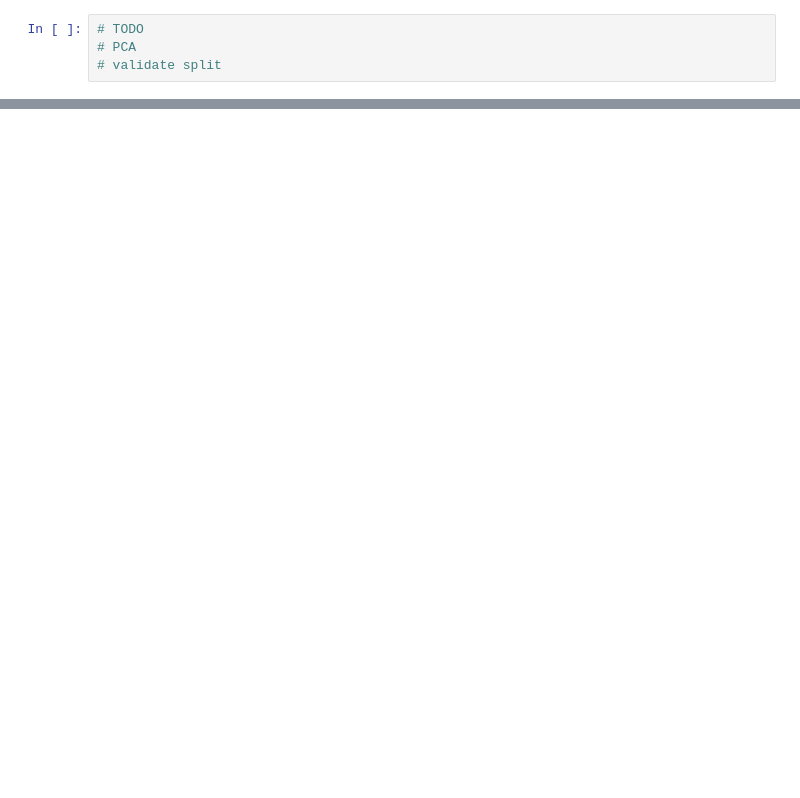
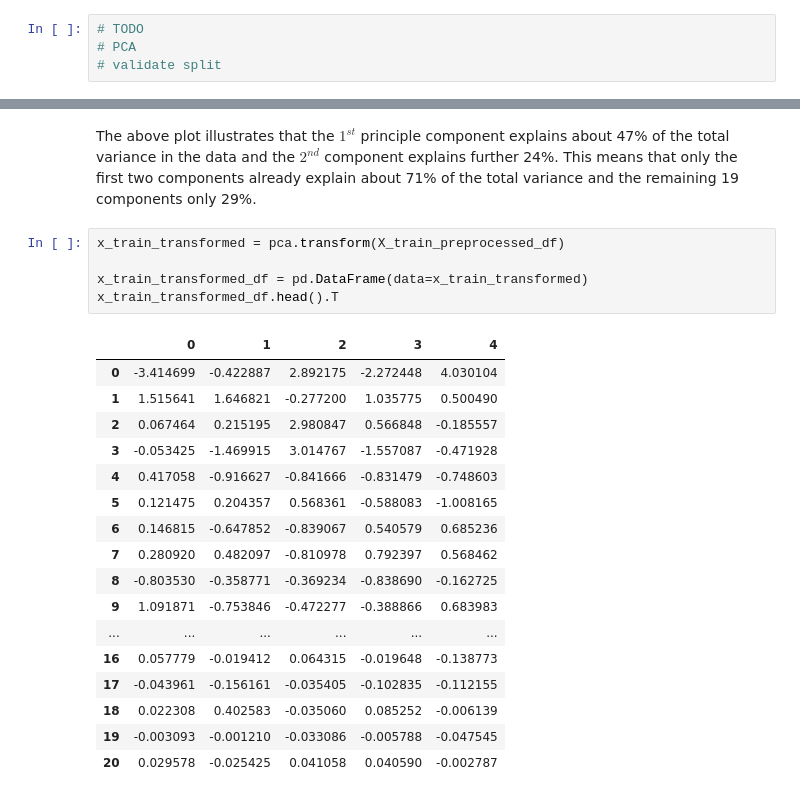
Before and after one commit to benediktpri/ie500_data_mining_project, a Jupyter notebook: notebooks/preprocessing.ipynb, the cells around one changed output, grey strips where cells are left out. Drawn from its saved outputs; the diff is of its cells as text; blank space fills up the shorter version.

```diff
--- a/notebooks/preprocessing.ipynb
+++ b/notebooks/preprocessing.ipynb
@@ -251,0 +400,25 @@ X_train_preprocessed_df.info()
+# %% [markdown]
+The above plot illustrates that the $1^{st}$ principle component explains about 47% of the total variance in the data and the $2^{nd}$ component explains further 24%. This means that only the first two components already explain about 71% of the total variance and the remaining 19 components only 29%.
+# %%
+x_train_transformed = pca.transform(X_train_preprocessed_df)
+
+x_train_transformed_df = pd.DataFrame(data=x_train_transformed)
+x_train_transformed_df.head().T
+# %% [output]
+|  | 0 | 1 | 2 | 3 | 4 |
+| 0 | -3.414699 | -0.422887 | 2.892175 | -2.272448 | 4.030104 |
+| 1 | 1.515641 | 1.646821 | -0.277200 | 1.035775 | 0.500490 |
+| 2 | 0.067464 | 0.215195 | 2.980847 | 0.566848 | -0.185557 |
+| 3 | -0.053425 | -1.469915 | 3.014767 | -1.557087 | -0.471928 |
+| 4 | 0.417058 | -0.916627 | -0.841666 | -0.831479 | -0.748603 |
+| 5 | 0.121475 | 0.204357 | 0.568361 | -0.588083 | -1.008165 |
+| 6 | 0.146815 | -0.647852 | -0.839067 | 0.540579 | 0.685236 |
+| 7 | 0.280920 | 0.482097 | -0.810978 | 0.792397 | 0.568462 |
+| 8 | -0.803530 | -0.358771 | -0.369234 | -0.838690 | -0.162725 |
+| 9 | 1.091871 | -0.753846 | -0.472277 | -0.388866 | 0.683983 |
+| ... | ... | ... | ... | ... | ... |
+| 16 | 0.057779 | -0.019412 | 0.064315 | -0.019648 | -0.138773 |
+| 17 | -0.043961 | -0.156161 | -0.035405 | -0.102835 | -0.112155 |
+| 18 | 0.022308 | 0.402583 | -0.035060 | 0.085252 | -0.006139 |
+| 19 | -0.003093 | -0.001210 | -0.033086 | -0.005788 | -0.047545 |
+| 20 | 0.029578 | -0.025425 | 0.041058 | 0.040590 | -0.002787 |
```
Also changed, not shown: parts of 13 cells of this notebook, 4 other files.
